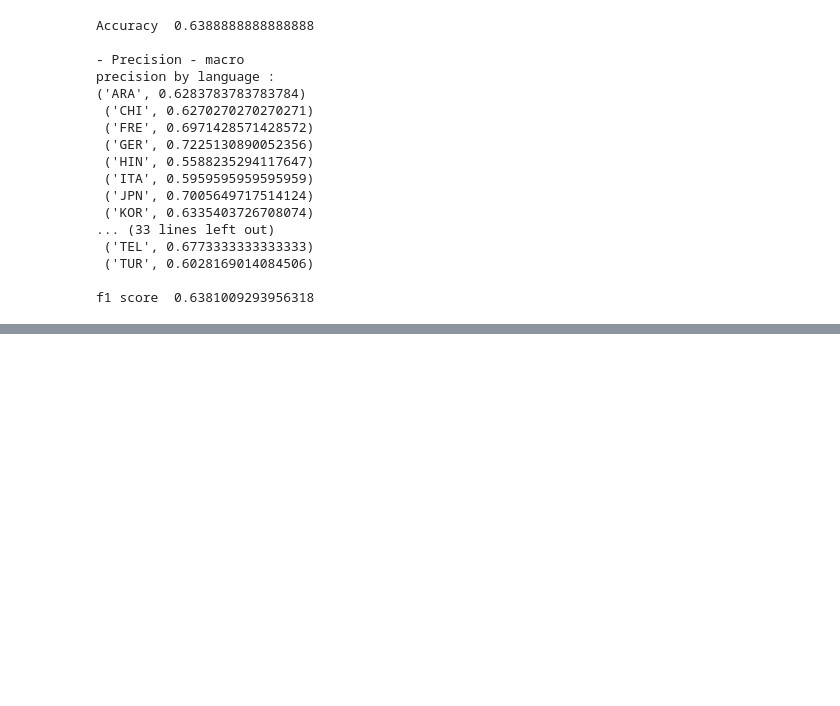
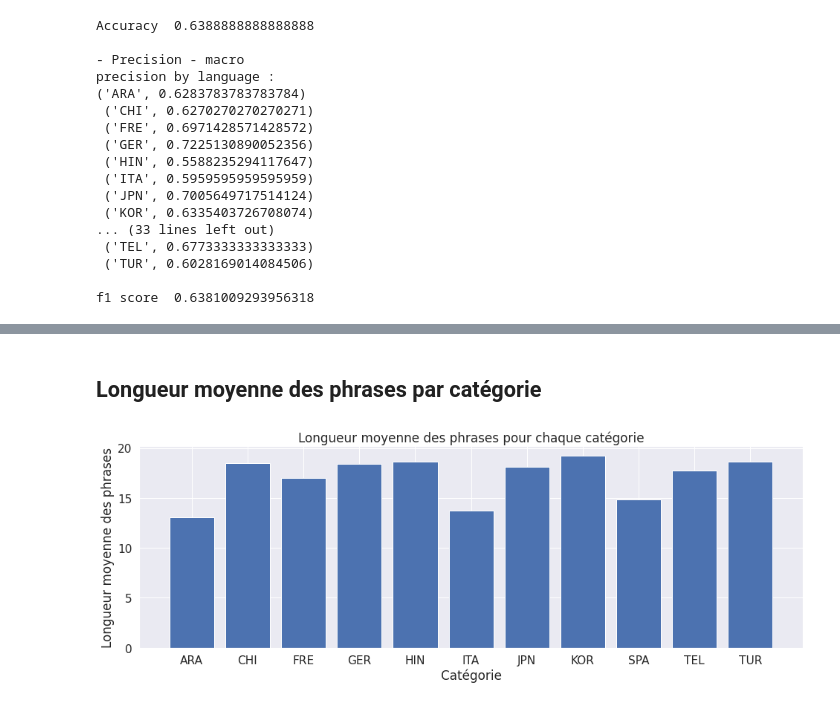
Before and after one commit to Koceila2K7/projet-analyse-de-text, a Jupyter notebook: src/stats_project.ipynb, the cells around one changed output, grey strips where cells are left out. Saved outputs shown, nothing was run; the diff lists cells and outputs as text; code cells hidden in the pictures; blank space fills up the shorter version.

```diff
--- a/src/stats_project.ipynb
+++ b/src/stats_project.ipynb
@@ -953,0 +971,12 @@ Falling back to the 'python' engine because the 'c' engine does not support rege
+# %%
+# boxplot avec plotly
+import plotly.express as px
+
+df['text_length'] = df['text'].apply(lambda x: len(x.split()))
+mean_length = df.groupby('category')['text_length'].mean().reset_index()
+
+fig = px.box(df, x='category', y='text_length')
+fig.update_layout(title="Nombre de mots moyen par catégorie",
+                  xaxis_title="Catégorie",
+                  yaxis_title="Nombre de mots moyen")
+fig.show()
@@ -953,0 +994,18 @@ Falling back to the 'python' engine because the 'c' engine does not support rege
+# %% [markdown]
+## Longueur moyenne des phrases par catégorie
+# %%
+import pandas as pd
+import matplotlib.pyplot as plt
+
+df['phrase_length'] = df['text'].apply(lambda x: len(x.split('.'))) # phrase se terminant par un point
+df['phrase_length'] = df['phrase_length'].apply(lambda x: x if x > 0 else 1)
+mean_length = df.groupby('category')['phrase_length'].mean()
+
+plt.figure(figsize=(16, 5))
+plt.bar(mean_length.index, mean_length.values)
+plt.title("Longueur moyenne des phrases pour chaque catégorie")
+plt.xlabel("Catégorie")
+plt.ylabel("Longueur moyenne des phrases")
+plt.show()
+# %% [output]
+[figure, added]
```
Also changed, not shown: parts of 36 cells of this notebook.
